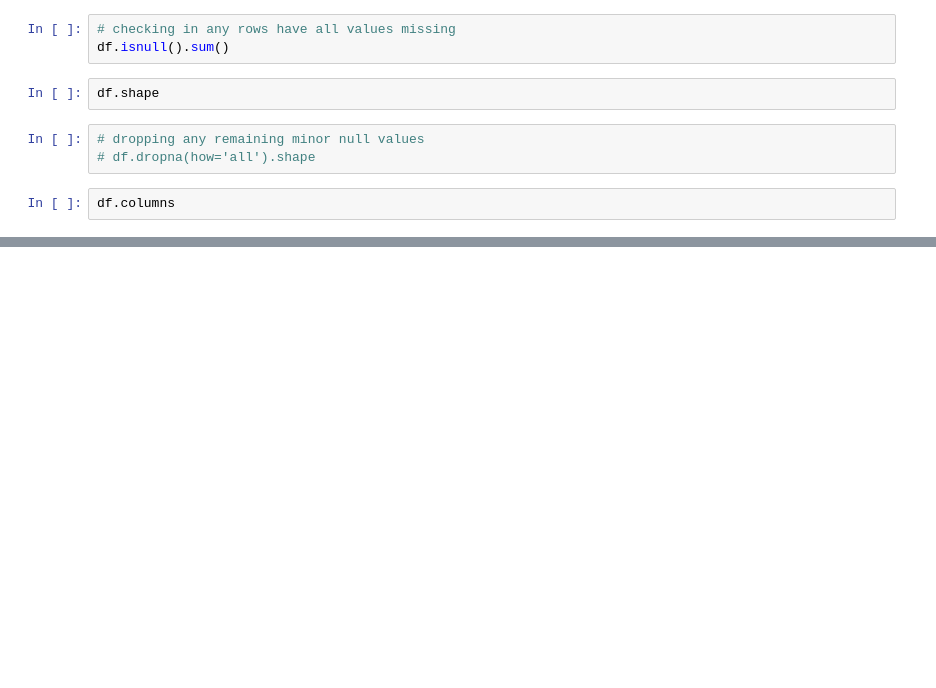
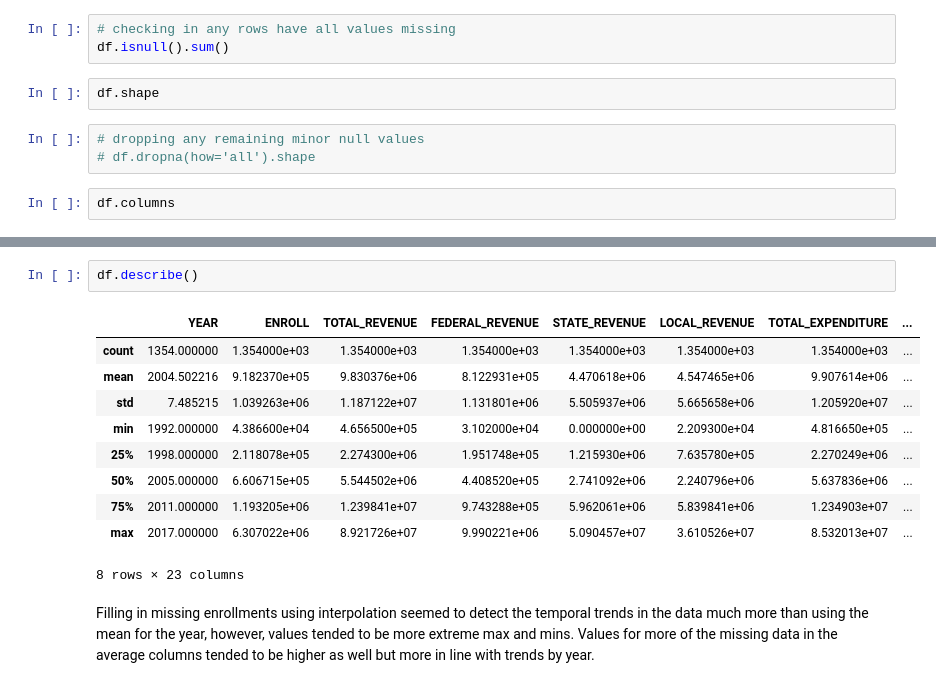
Before and after one commit to mgalaviz1/my_work, a Jupyter notebook: week5_eda/data_cleaning2_assignment.ipynb, the cells around one changed output, grey strips where cells are left out. Cells and saved outputs as stored; diff of their text form; blank space fills up the shorter version.

```diff
--- a/week5_eda/data_cleaning2_assignment.ipynb
+++ b/week5_eda/data_cleaning2_assignment.ipynb
@@ -337,0 +496,15 @@ plt.show()
+# %%
+df.describe()
+# %% [output]
+|  | YEAR | ENROLL | TOTAL_REVENUE | FEDERAL_REVENUE | STATE_REVENUE | LOCAL_REVENUE | TOTAL_EXPENDITURE | ... |
+| count | 1354.000000 | 1.354000e+03 | 1.354000e+03 | 1.354000e+03 | 1.354000e+03 | 1.354000e+03 | 1.354000e+03 | ... |
+| mean | 2004.502216 | 9.182370e+05 | 9.830376e+06 | 8.122931e+05 | 4.470618e+06 | 4.547465e+06 | 9.907614e+06 | ... |
+| std | 7.485215 | 1.039263e+06 | 1.187122e+07 | 1.131801e+06 | 5.505937e+06 | 5.665658e+06 | 1.205920e+07 | ... |
+| min | 1992.000000 | 4.386600e+04 | 4.656500e+05 | 3.102000e+04 | 0.000000e+00 | 2.209300e+04 | 4.816650e+05 | ... |
+| 25% | 1998.000000 | 2.118078e+05 | 2.274300e+06 | 1.951748e+05 | 1.215930e+06 | 7.635780e+05 | 2.270249e+06 | ... |
+| 50% | 2005.000000 | 6.606715e+05 | 5.544502e+06 | 4.408520e+05 | 2.741092e+06 | 2.240796e+06 | 5.637836e+06 | ... |
+| 75% | 2011.000000 | 1.193205e+06 | 1.239841e+07 | 9.743288e+05 | 5.962061e+06 | 5.839841e+06 | 1.234903e+07 | ... |
+| max | 2017.000000 | 6.307022e+06 | 8.921726e+07 | 9.990221e+06 | 5.090457e+07 | 3.610526e+07 | 8.532013e+07 | ... |
+8 rows × 23 columns
+# %% [markdown]
+Filling in missing enrollments using interpolation seemed to detect the temporal trends in the data much more than using the mean for the year, however, values tended to be more extreme max and mins. Values for more of the missing data in the average columns tended to be higher as well but more in line with trends by year.
```
Also changed, not shown: parts of 44 cells of this notebook, 2 other files.
